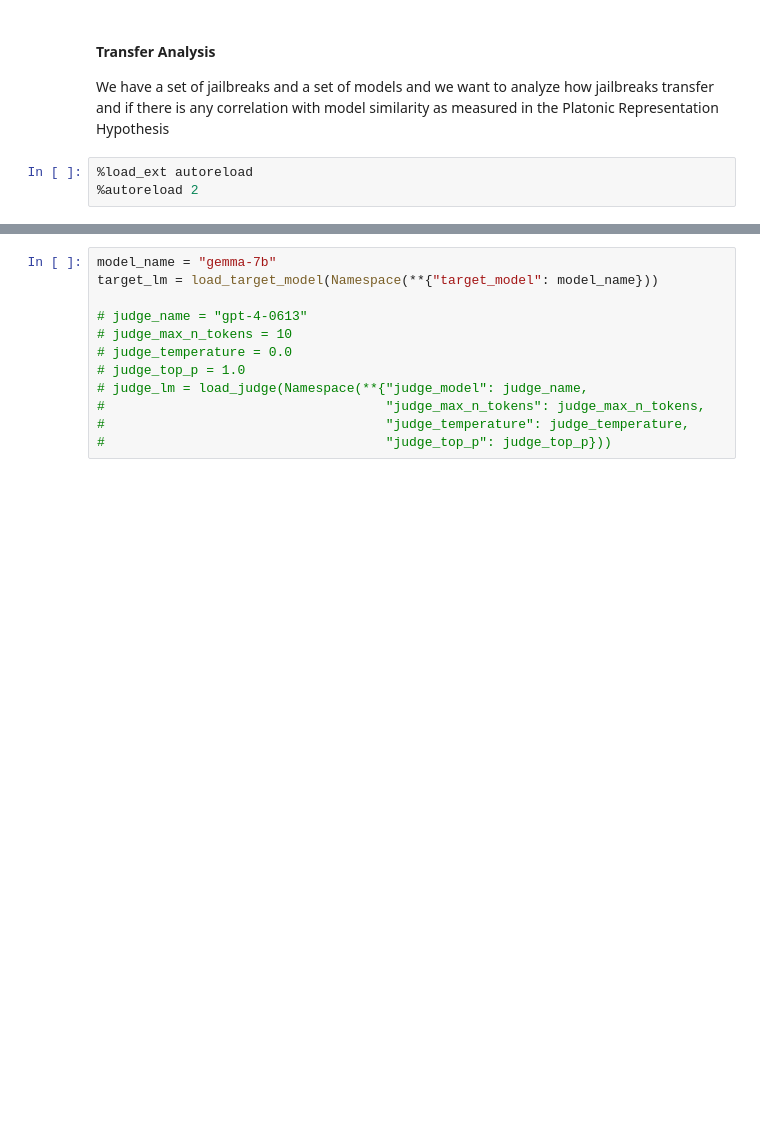
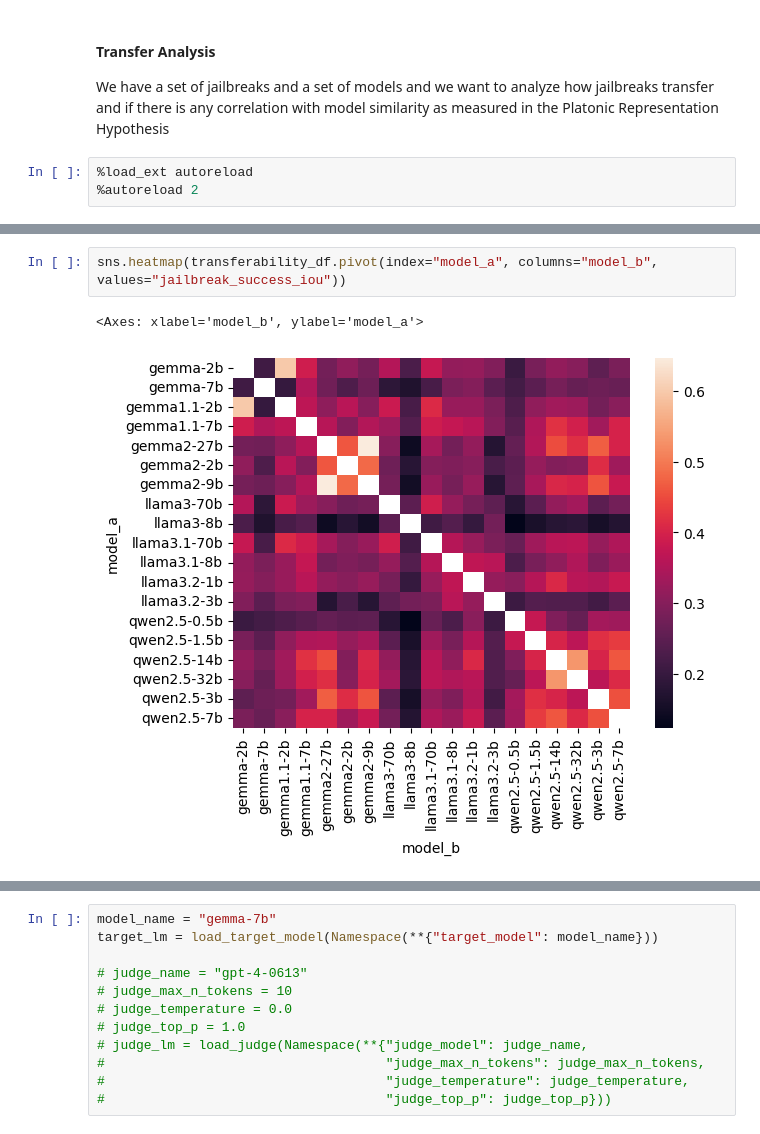
Before and after one commit to rangell/llm-adaptive-attacks, a Jupyter notebook: transfer_analysis.ipynb, the cells around one changed output, grey strips where cells are left out. Cells and saved outputs as stored; diff of their text form; blank space fills up the shorter version.

```diff
--- a/transfer_analysis.ipynb
+++ b/transfer_analysis.ipynb
@@ -201,0 +364,5 @@ jailbreak_type_counts.most_common(15)
+# %%
+sns.heatmap(transferability_df.pivot(index="model_a", columns="model_b", values="jailbreak_success_iou"))
+# %% [output]
+<Axes: xlabel='model_b', ylabel='model_a'>
+[figure, added]
```
Also changed, not shown: parts of 22 cells of this notebook, 10 other files.
